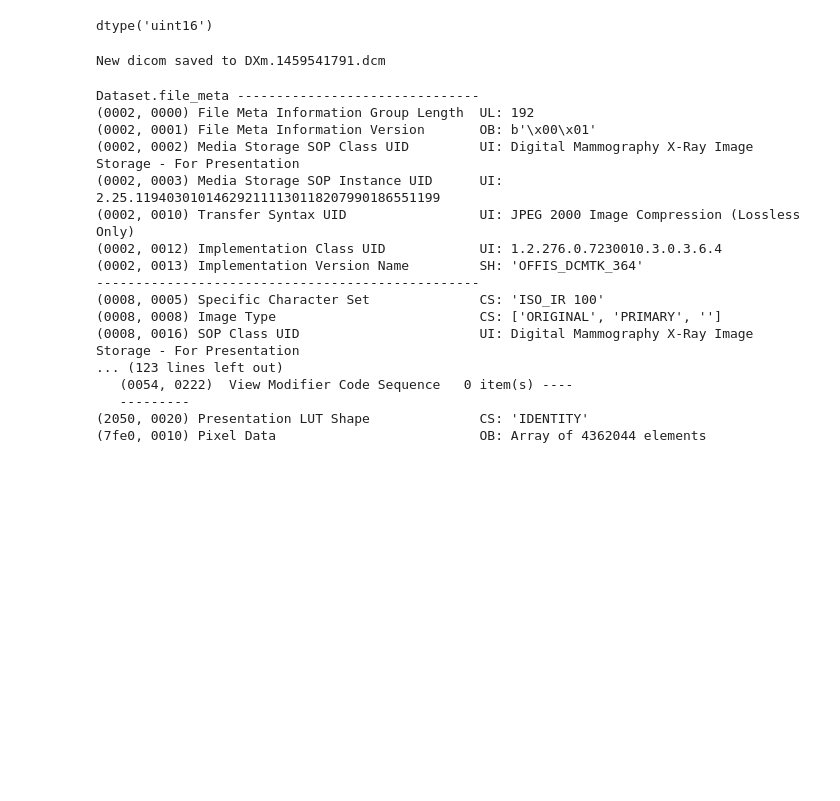
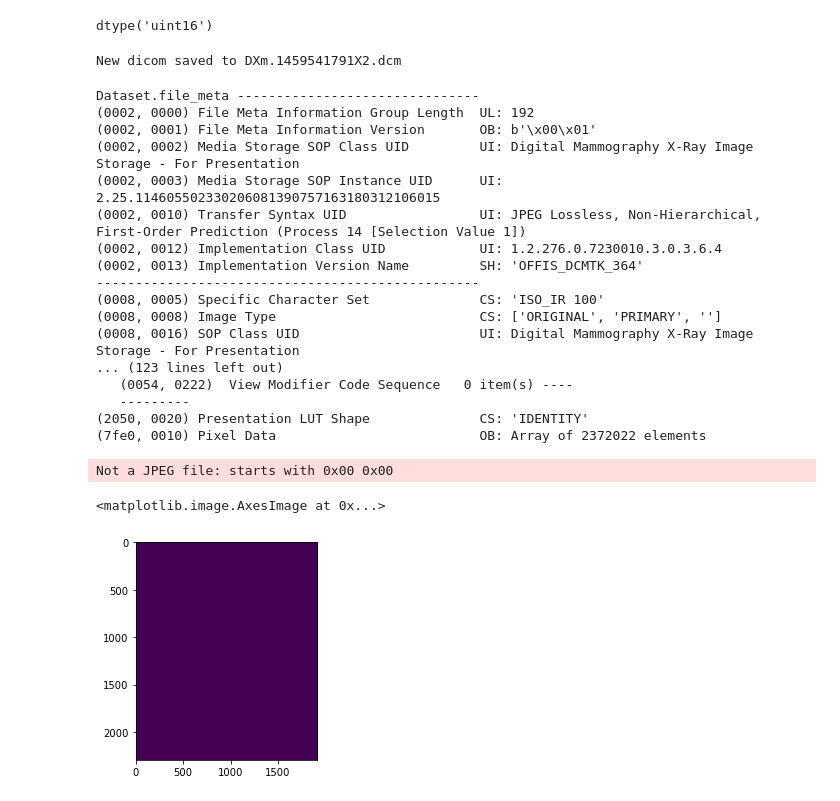
Before and after one commit to RyanZurrin/gp2, a Jupyter notebook: _EXPERIMENTS/KAGGLE/COPYING_OMAMA_TO_KAGGLE.ipynb, the cells around one changed output. Drawn from its saved outputs; the diff is of its cells as text; code cells hidden in the pictures; blank space fills up the shorter version.

```diff
--- a/_EXPERIMENTS/KAGGLE/COPYING_OMAMA_TO_KAGGLE.ipynb
+++ b/_EXPERIMENTS/KAGGLE/COPYING_OMAMA_TO_KAGGLE.ipynb
@@ -72,11 +72,11 @@ kaggle.pixel_array.dtype
 # %% [output]
 dtype('uint16')
 # %%
-kagoma = K.DicomCopyMachine(omama,kaggle,"DXm.1459541791.dcm")
+kagoma = K.DicomCopyMachine(omama,kaggle,"DXm.1459541791X2.dcm")
 # %% [output]
-New dicom saved to DXm.1459541791.dcm
+New dicom saved to DXm.1459541791X2.dcm
 # %%
-test = pydicom.dcmread("DXm.1459541791.dcm")
+test = pydicom.dcmread("DXm.1459541791X2.dcm")
 # %%
 # kagoma.view_dicom()
 # %%
@@ -86,8 +86,8 @@ Dataset.file_meta -------------------------------
 (0002, 0000) File Meta Information Group Length  UL: 192
 (0002, 0001) File Meta Information Version       OB: b'\x00\x01'
 (0002, 0002) Media Storage SOP Class UID         UI: Digital Mammography X-Ray Image Storage - For Presentation
-(0002, 0003) Media Storage SOP Instance UID      UI: 2.25.119403010146292111130118207990186551199
-(0002, 0010) Transfer Syntax UID                 UI: JPEG 2000 Image Compression (Lossless Only)
+(0002, 0003) Media Storage SOP Instance UID      UI: 2.25.114605502330206081390757163180312106015
+(0002, 0010) Transfer Syntax UID                 UI: JPEG Lossless, Non-Hierarchical, First-Order Prediction (Process 14 [Selection Value 1])
 (0002, 0012) Implementation Class UID            UI: 1.2.276.0.7230010.3.0.3.6.4
 (0002, 0013) Implementation Version Name         SH: 'OFFIS_DCMTK_364'
 -------------------------------------------------
@@ -98,9 +98,15 @@ Dataset.file_meta -------------------------------
    (0054, 0222)  View Modifier Code Sequence   0 item(s) ----
    ---------
 (2050, 0020) Presentation LUT Shape              CS: 'IDENTITY'
-(7fe0, 0010) Pixel Data                          OB: Array of 4362044 elements
+(7fe0, 0010) Pixel Data                          OB: Array of 2372022 elements
 # %%
+plt.imshow(test.pixel_array)
+
 # plt.imshow(test.pixel_array)
+# %% [output]
+Not a JPEG file: starts with 0x00 0x00
+<matplotlib.image.AxesImage at 0x...>
+[figure, added]
 # %%
 # test.pixel_array.dtype
 # %%
```
Also changed, not shown: parts of 6 cells of this notebook, 14 other files.
